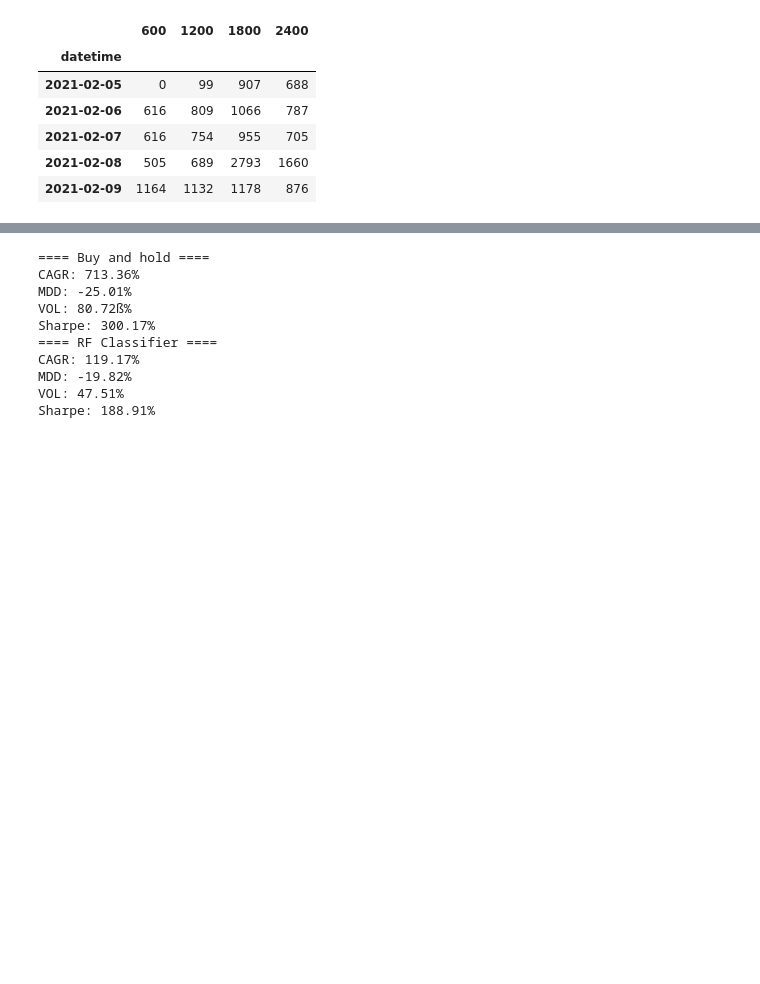
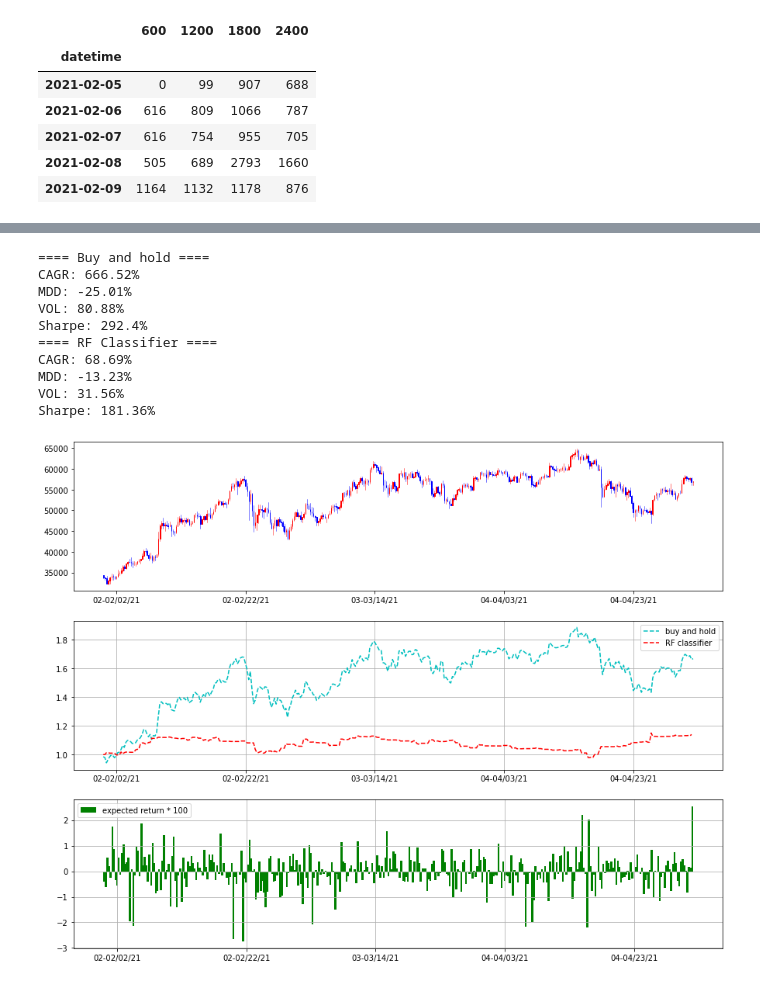
Before and after one commit to choij1589/YoungCha, a Jupyter notebook: Preprocess.ipynb, the cells around one changed output, grey strips where cells are left out. Saved outputs shown, nothing was run; the diff lists cells and outputs as text; code cells hidden in the pictures; blank space fills up the shorter version.

```diff
--- a/Preprocess.ipynb
+++ b/Preprocess.ipynb
@@ -138,8 +191,12 @@ XGBClassifier(base_score=0.5, booster='gbtree', colsample_bylevel=1,
 sample['weight'] = 0.
 
 # make weights
-train_weights = [x[1] for x in exported_pipeline.predict_proba(X_train)]
-test_weights = [x[1] for x in exported_pipeline.predict_proba(X_test)]
+# for classifier, predict_proba
+# train_weights = [x[1] for x in exported_pipeline.predict_proba(X_train)]
+# test_weights = [x[1] for x in exported_pipeline.predict_proba(X_test)]
+train_weights = exported_pipeline.predict(X_train)
+test_weights = exported_pipeline.predict(X_test)
+print(train_weights)
 
 split = int(len(sample)*0.75)
 train_sample = sample.iloc[:split]
@@ -210,7 +307,7 @@ Sharpe = (np.mean(train_sample['rtn'])/np.std(train_sample['rtn']))*np.sqrt(365*
 print("==== Buy and hold ====")
 print(f"CAGR: {round(CAGR*100, 2)}%")
 print(f"MDD: {round(MDD*100, 2)}%")
-print(f"VOL: {round(VOL*100, 2)}ß%")
+print(f"VOL: {round(VOL*100, 2)}%")
 print(f"Sharpe: {round(Sharpe*100, 2)}%")
 
 CAGR = train_book['acc_rtn'].iloc[-1]**(365*4/len(train_book.index)) - 1.
@@ -228,15 +325,39 @@ print(f"VOL: {round(VOL*100, 2)}%")
 print(f"Sharpe: {round(Sharpe*100, 2)}%")
 # %% [output]
 ==== Buy and hold ====
-CAGR: 713.36%
+CAGR: 666.52%
 MDD: -25.01%
-VOL: 80.72ß%
-Sharpe: 300.17%
+VOL: 80.88%
+Sharpe: 292.4%
 ==== RF Classifier ====
-CAGR: 119.17%
-MDD: -19.82%
-VOL: 47.51%
-Sharpe: 188.91%
+CAGR: 68.69%
+MDD: -13.23%
+VOL: 31.56%
+Sharpe: 181.36%
+# %%
+# let's see how the data looks like
+ohlc = train_sample[['number', 'open', 'high', 'low', 'close']].copy()
+
+plt.figure(figsize=(15, 12))
+p1 = plt.subplot(3, 1, 1)
+candlestick_ohlc(p1, ohlc.values, width=0.06, colorup='red', colordown='blue')
+p1.xaxis.set_major_formatter(mdates.DateFormatter('%m-%D'))
+
+p2 = plt.subplot(3, 1, 2)
+p2.xaxis.set_major_formatter(mdates.DateFormatter('%m-%D'))
+plt.plot(train_sample.number, train_sample.acc_rtn, 'c--', label="buy and hold")
+plt.plot(train_book.number, train_book.acc_rtn, 'r--', label='RF classifier')
+plt.legend(loc='best')
+plt.grid(True)
+
+p3 = plt.subplot(3, 1, 3)
+p3.xaxis.set_major_formatter(mdates.DateFormatter('%m-%D'))
+plt.bar(train_book.number, train_book.weight, color='g', width=0.3, label="expected return * 100")
+plt.legend(loc='best')
+plt.grid(True)
+plt.show()
+# %% [output]
+[figure, added]
 # %%
 # evaluate
 CAGR = test_sample['acc_rtn'].iloc[-1]**(365*4/len(test_sample.index)) - 1.
```
Also changed, not shown: parts of 14 cells of this notebook, 2 other files.
